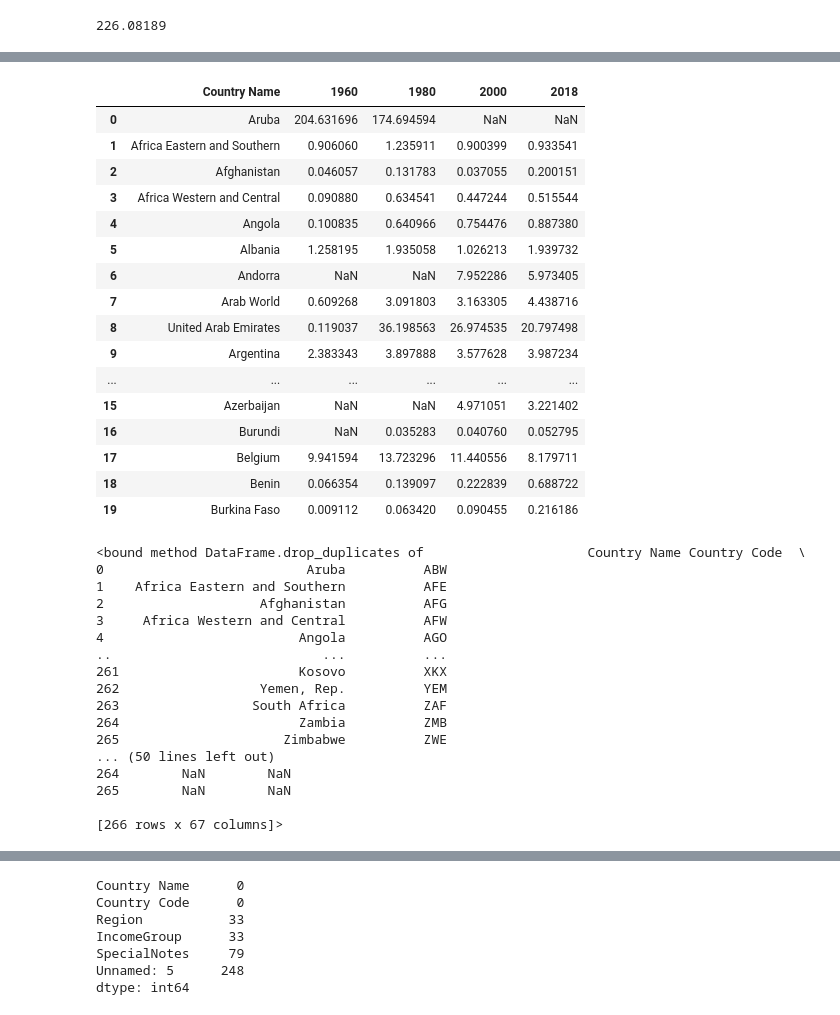
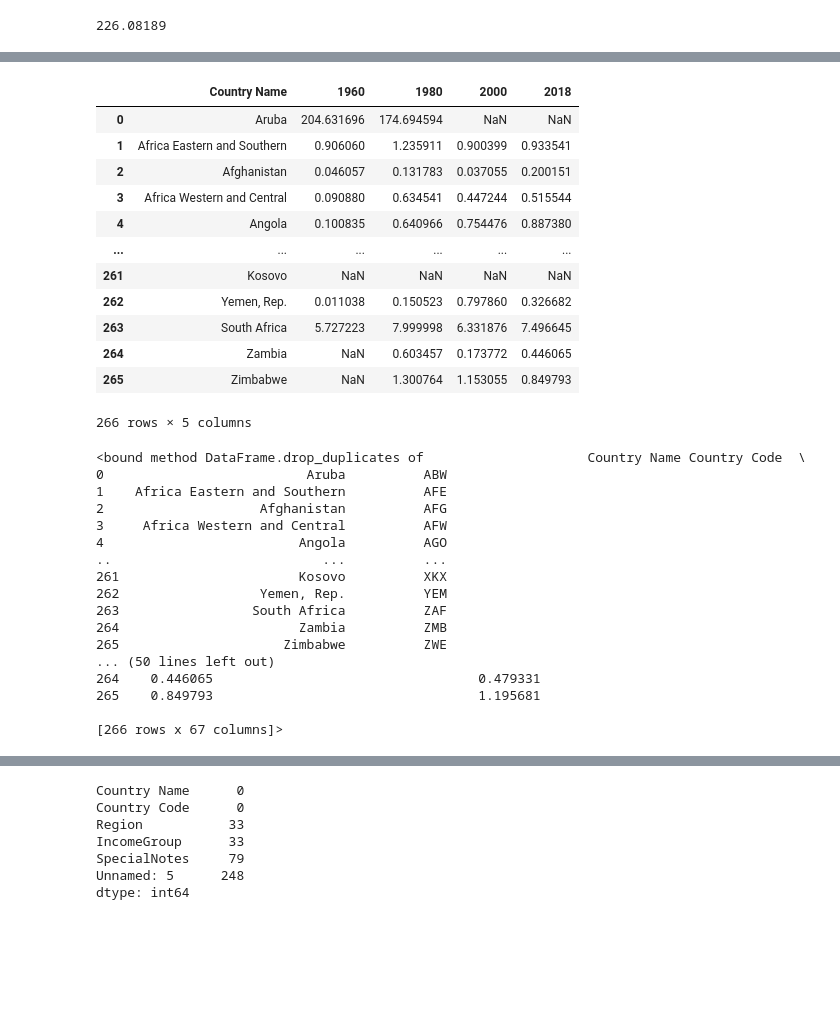
Before and after one commit to nacubogdan/UCDPA_Bogdan-Nacu, a Jupyter notebook: UCD_Project.ipynb, the cells around one changed output, grey strips where cells are left out. Drawn from its saved outputs; the diff is of its cells as text; code cells hidden in the pictures; blank space fills up the shorter version.

```diff
--- a/UCD_Project.ipynb
+++ b/UCD_Project.ipynb
@@ -23,4 +42,4 @@ CO2_emissions
 # %%
 #Create pandas DataFrame
 # %%
-pd.DataFrame(CO2_emissions)
+CO2_emissions_df = pd.DataFrame(CO2_emissions)
@@ -157,0 +124,4 @@ CO2_emissions
+# %%
+def Average_emissions(CO2_emissions_df):
+    Average_emissions = CO2_emissions_df.mean(numeric_only=True, axis=1)
+    return Average_emissions
@@ -157,0 +143,2 @@ CO2_emissions
+# %%
+CO2_emissions_df['Average_emissions_metric_tons_per_capita'] = Average_emissions(CO2_emissions_df)
@@ -219,29 +224,25 @@ Country_income[0:5]
 | 3 | Albania | ALB | Europe & Central Asia | Upper middle income | NaN | NaN |
 | 4 | Andorra | AND | Europe & Central Asia | High income: nonOECD | NaN | NaN |
 # %%
-CO2_emissions[0:20][['Country Name', '1960', '1980', '2000', '2018']]
+CO2_emissions_df[0: ][['Country Name', '1960', '1980', '2000', '2018']]
 # %% [output]
 |  | Country Name | 1960 | 1980 | 2000 | 2018 |
 | 0 | Aruba | 204.631696 | 174.694594 | NaN | NaN |
 | 1 | Africa Eastern and Southern | 0.906060 | 1.235911 | 0.900399 | 0.933541 |
 | 2 | Afghanistan | 0.046057 | 0.131783 | 0.037055 | 0.200151 |
 | 3 | Africa Western and Central | 0.090880 | 0.634541 | 0.447244 | 0.515544 |
 | 4 | Angola | 0.100835 | 0.640966 | 0.754476 | 0.887380 |
-| 5 | Albania | 1.258195 | 1.935058 | 1.026213 | 1.939732 |
-| 6 | Andorra | NaN | NaN | 7.952286 | 5.973405 |
-| 7 | Arab World | 0.609268 | 3.091803 | 3.163305 | 4.438716 |
-| 8 | United Arab Emirates | 0.119037 | 36.198563 | 26.974535 | 20.797498 |
-| 9 | Argentina | 2.383343 | 3.897888 | 3.577628 | 3.987234 |
 | ... | ... | ... | ... | ... | ... |
-| 15 | Azerbaijan | NaN | NaN | 4.971051 | 3.221402 |
-| 16 | Burundi | NaN | 0.035283 | 0.040760 | 0.052795 |
-| 17 | Belgium | 9.941594 | 13.723296 | 11.440556 | 8.179711 |
-| 18 | Benin | 0.066354 | 0.139097 | 0.222839 | 0.688722 |
-| 19 | Burkina Faso | 0.009112 | 0.063420 | 0.090455 | 0.216186 |
+| 261 | Kosovo | NaN | NaN | NaN | NaN |
+| 262 | Yemen, Rep. | 0.011038 | 0.150523 | 0.797860 | 0.326682 |
+| 263 | South Africa | 5.727223 | 7.999998 | 6.331876 | 7.496645 |
+| 264 | Zambia | NaN | 0.603457 | 0.173772 | 0.446065 |
+| 265 | Zimbabwe | NaN | 1.300764 | 1.153055 | 0.849793 |
+266 rows × 5 columns
 # %%
 #Drop duplicates
 # %%
-CO2_emissions.drop_duplicates
+CO2_emissions_df.drop_duplicates
 # %% [output]
 <bound method DataFrame.drop_duplicates of                     Country Name Country Code  \
 0                          Aruba          ABW
@@ -256,8 +257,8 @@ CO2_emissions.drop_duplicates
 264                       Zambia          ZMB
 265                     Zimbabwe          ZWE
 ... (50 lines left out)
-264        NaN        NaN
-265        NaN        NaN
+264    0.446065                                  0.479331
+265    0.849793                                  1.195681
 
 [266 rows x 67 columns]>
 # %%
```
Also changed, not shown: parts of 120 cells of this notebook.
